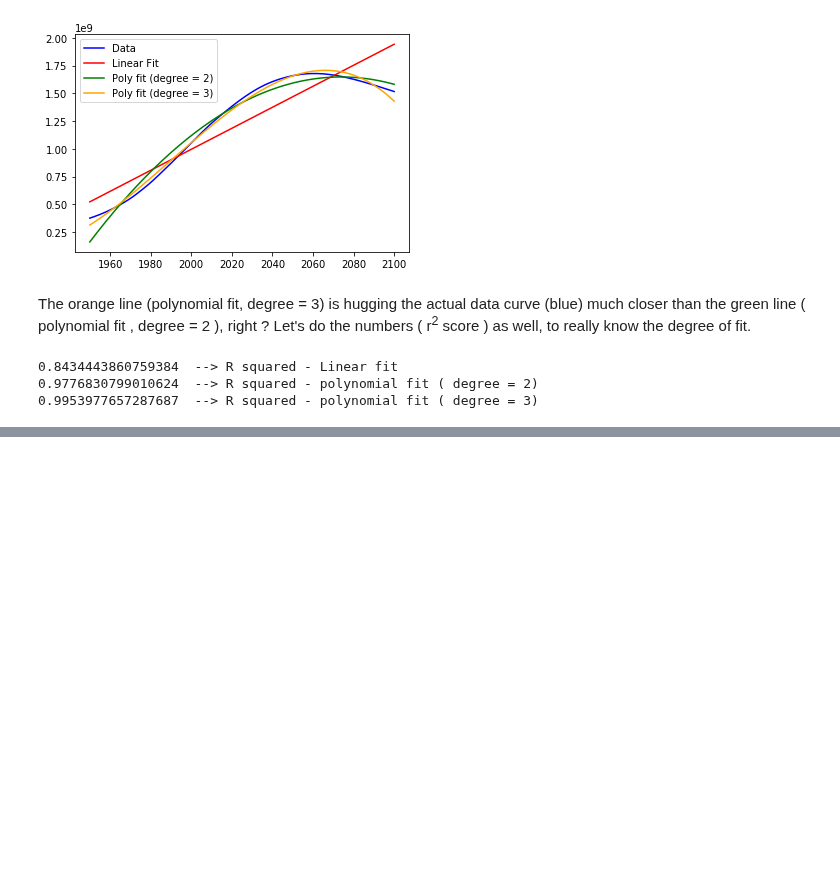
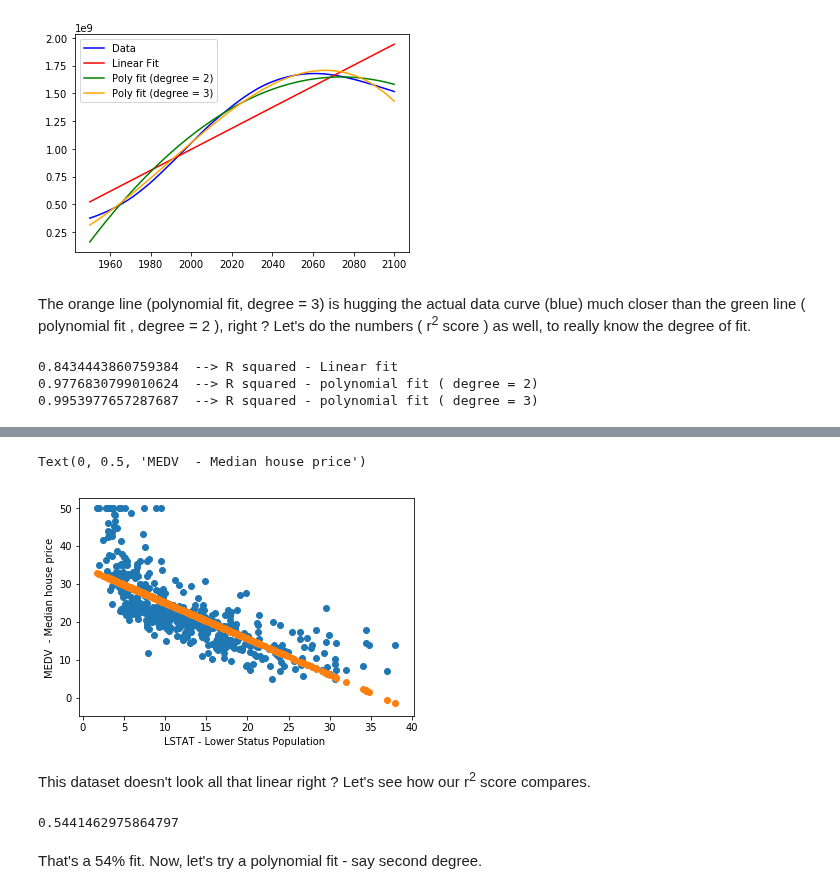
Before and after one commit to hotcode002/Machine-Learning-with-Python, a Jupyter notebook: week_2_math/day_3_regression/regression.ipynb, the cells around one changed output, grey strips where cells are left out. Drawn from its saved outputs; the diff is of its cells as text; code cells hidden in the pictures; blank space fills up the shorter version.

```diff
--- a/week_2_math/day_3_regression/regression.ipynb
+++ b/week_2_math/day_3_regression/regression.ipynb
@@ -1677,0 +1690,21 @@ plt.scatter(boston.data[:,12],boston.target)
+# %%
+# Linear Regression
+from sklearn.linear_model import LinearRegression
+
+model_linear   = LinearRegression().fit(boston.data[:,12].reshape(-1,1),boston.target)
+# %%
+plt.scatter(boston.data[:,12],boston.target)
+plt.scatter(boston.data[:,12],model_linear.predict(boston.data[:,12].reshape(-1,1)))
+plt.xlabel("LSTAT - Lower Status Population ")
+plt.ylabel("MEDV  - Median house price")
+# %% [output]
+Text(0, 0.5, 'MEDV  - Median house price')
+[figure, added]
+# %% [markdown]
+This dataset doesn't look all that linear right ? Let's see how our r<sup>2</sup> score compares.
+# %%
+model_linear.score(boston.data[:,12].reshape(-1,1),boston.target)
+# %% [output]
+0.5441462975864797
+# %% [markdown]
+That's a 54% fit. Now, let's try a polynomial fit - say second degree.
```
Also changed, not shown: parts of 18 cells of this notebook.
